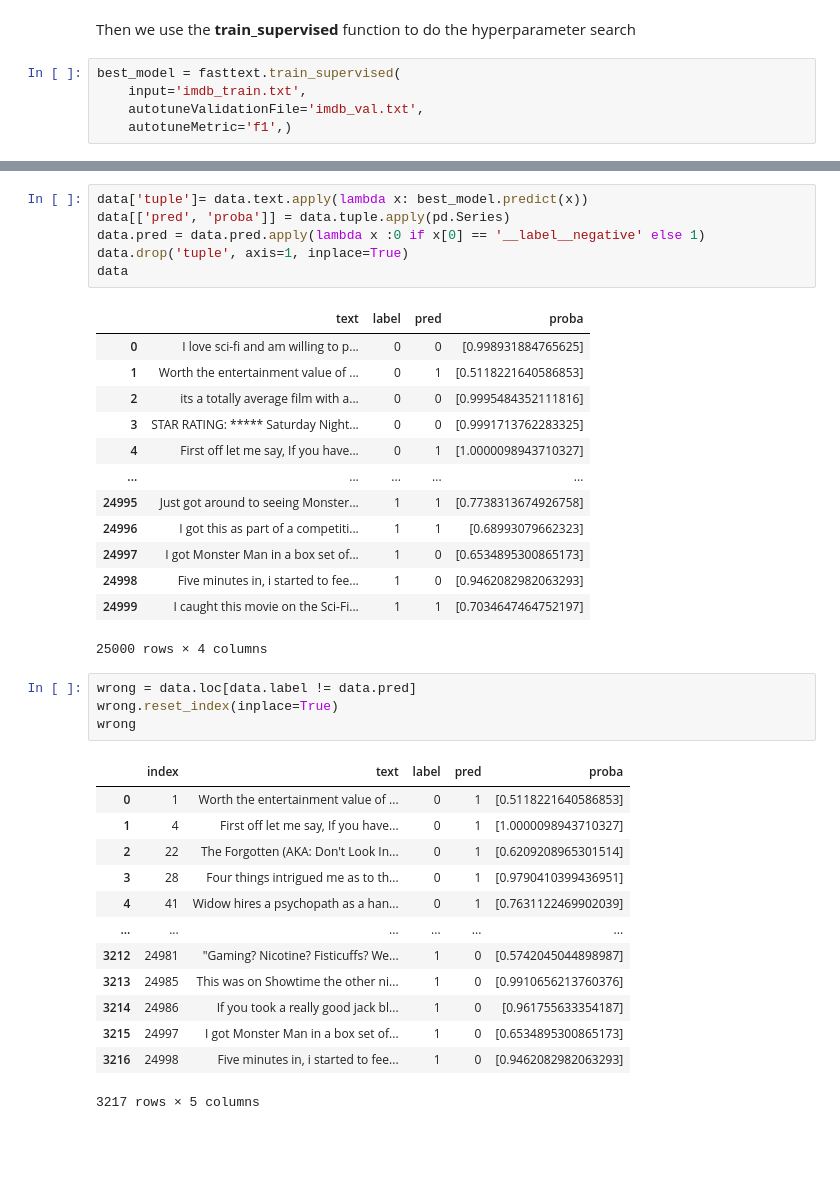
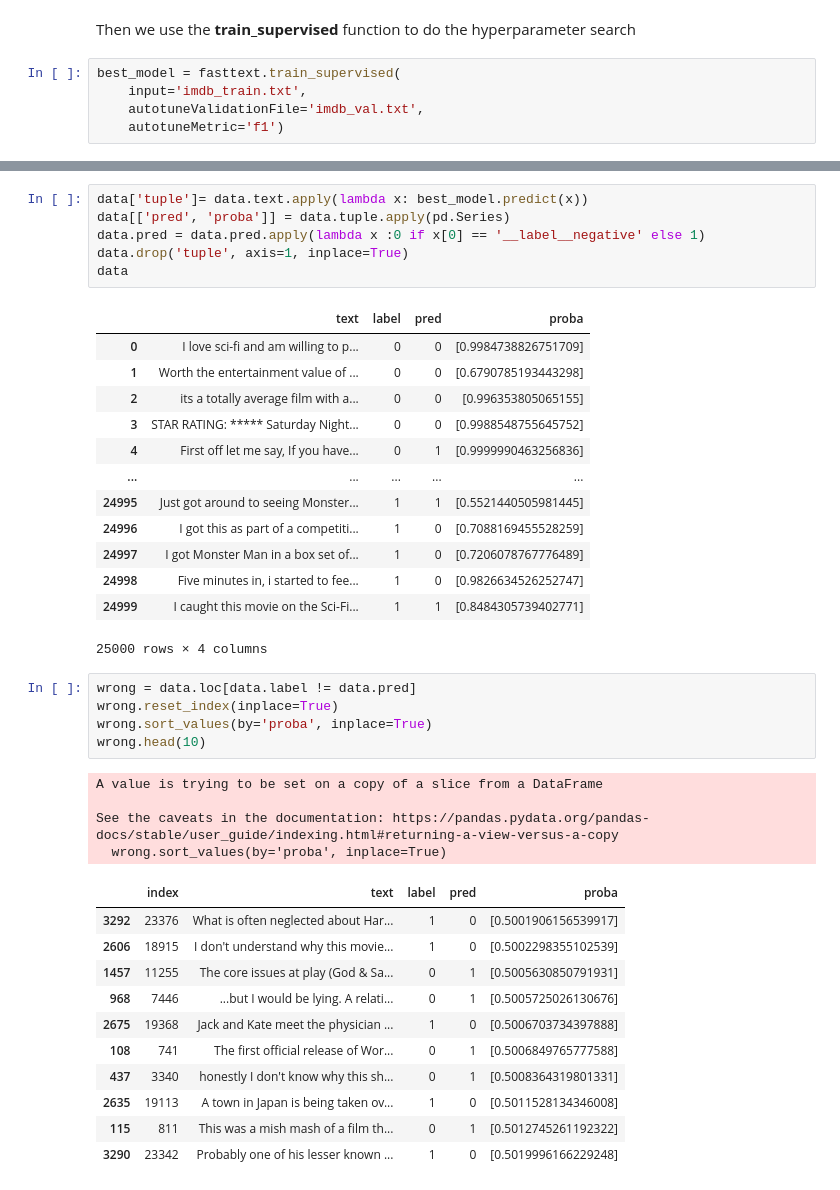
Before and after one commit to meliioko/nlp_tp_3, a Jupyter notebook: fasttext.ipynb, the cells around one changed output, grey strips where cells are left out. Saved outputs shown, nothing was run; the diff lists cells and outputs as text; blank space fills up the shorter version.

```diff
--- a/fasttext.ipynb
+++ b/fasttext.ipynb
@@ -77,4 +72,4 @@ Then we use the **train_supervised** function to do the hyperparameter search
 best_model = fasttext.train_supervised(
     input='imdb_train.txt',
     autotuneValidationFile='imdb_val.txt',
-    autotuneMetric='f1',)
+    autotuneMetric='f1')
@@ -116,36 +121,39 @@ data.drop('tuple', axis=1, inplace=True)
 data
 # %% [output]
 |  | text | label | pred | proba |
-| 0 | I love sci-fi and am willing to p... | 0 | 0 | [0.998931884765625] |
-| 1 | Worth the entertainment value of ... | 0 | 1 | [0.5118221640586853] |
-| 2 | its a totally average film with a... | 0 | 0 | [0.9995484352111816] |
-| 3 | STAR RATING: ***** Saturday Night... | 0 | 0 | [0.9991713762283325] |
-| 4 | First off let me say, If you have... | 0 | 1 | [1.0000098943710327] |
+| 0 | I love sci-fi and am willing to p... | 0 | 0 | [0.9984738826751709] |
+| 1 | Worth the entertainment value of ... | 0 | 0 | [0.6790785193443298] |
+| 2 | its a totally average film with a... | 0 | 0 | [0.996353805065155] |
+| 3 | STAR RATING: ***** Saturday Night... | 0 | 0 | [0.9988548755645752] |
+| 4 | First off let me say, If you have... | 0 | 1 | [0.9999990463256836] |
 | ... | ... | ... | ... | ... |
-| 24995 | Just got around to seeing Monster... | 1 | 1 | [0.7738313674926758] |
-| 24996 | I got this as part of a competiti... | 1 | 1 | [0.68993079662323] |
-| 24997 | I got Monster Man in a box set of... | 1 | 0 | [0.6534895300865173] |
-| 24998 | Five minutes in, i started to fee... | 1 | 0 | [0.9462082982063293] |
-| 24999 | I caught this movie on the Sci-Fi... | 1 | 1 | [0.7034647464752197] |
+| 24995 | Just got around to seeing Monster... | 1 | 1 | [0.5521440505981445] |
+| 24996 | I got this as part of a competiti... | 1 | 0 | [0.7088169455528259] |
+| 24997 | I got Monster Man in a box set of... | 1 | 0 | [0.7206078767776489] |
+| 24998 | Five minutes in, i started to fee... | 1 | 0 | [0.9826634526252747] |
+| 24999 | I caught this movie on the Sci-Fi... | 1 | 1 | [0.8484305739402771] |
 25000 rows × 4 columns
 # %%
 wrong = data.loc[data.label != data.pred]
 wrong.reset_index(inplace=True)
-wrong
+wrong.sort_values(by='proba', inplace=True)
+wrong.head(10)
 # %% [output]
+A value is trying to be set on a copy of a slice from a DataFrame
+
+See the caveats in the documentation: https://pandas.pydata.org/pandas-docs/stable/user_guide/indexing.html#returning-a-view-versus-a-copy
+  wrong.sort_values(by='proba', inplace=True)
 |  | index | text | label | pred | proba |
-| 0 | 1 | Worth the entertainment value of ... | 0 | 1 | [0.5118221640586853] |
-| 1 | 4 | First off let me say, If you have... | 0 | 1 | [1.0000098943710327] |
-| 2 | 22 | The Forgotten (AKA: Don't Look In... | 0 | 1 | [0.6209208965301514] |
-| 3 | 28 | Four things intrigued me as to th... | 0 | 1 | [0.9790410399436951] |
-| 4 | 41 | Widow hires a psychopath as a han... | 0 | 1 | [0.7631122469902039] |
-| ... | ... | ... | ... | ... | ... |
-| 3212 | 24981 | "Gaming? Nicotine? Fisticuffs? We... | 1 | 0 | [0.5742045044898987] |
-| 3213 | 24985 | This was on Showtime the other ni... | 1 | 0 | [0.9910656213760376] |
-| 3214 | 24986 | If you took a really good jack bl... | 1 | 0 | [0.961755633354187] |
-| 3215 | 24997 | I got Monster Man in a box set of... | 1 | 0 | [0.6534895300865173] |
-| 3216 | 24998 | Five minutes in, i started to fee... | 1 | 0 | [0.9462082982063293] |
+| 3292 | 23376 | What is often neglected about Har... | 1 | 0 | [0.5001906156539917] |
+| 2606 | 18915 | I don't understand why this movie... | 1 | 0 | [0.5002298355102539] |
+| 1457 | 11255 | The core issues at play (God & Sa... | 0 | 1 | [0.5005630850791931] |
+| 968 | 7446 | ...but I would be lying. A relati... | 0 | 1 | [0.5005725026130676] |
+| 2675 | 19368 | Jack and Kate meet the physician ... | 1 | 0 | [0.5006703734397888] |
+| 108 | 741 | The first official release of Wor... | 0 | 1 | [0.5006849765777588] |
+| 437 | 3340 | honestly I don't know why this sh... | 0 | 1 | [0.5008364319801331] |
+| 2635 | 19113 | A town in Japan is being taken ov... | 1 | 0 | [0.5011528134346008] |
+| 115 | 811 | This was a mish mash of a film th... | 0 | 1 | [0.5012745261192322] |
+| 3290 | 23342 | Probably one of his lesser known ... | 1 | 0 | [0.5019996166229248] |
-3217 rows × 5 columns
 # %%
 wrong.iloc[0].text
 # %% [output]
```
Also changed, not shown: parts of 17 cells of this notebook.
